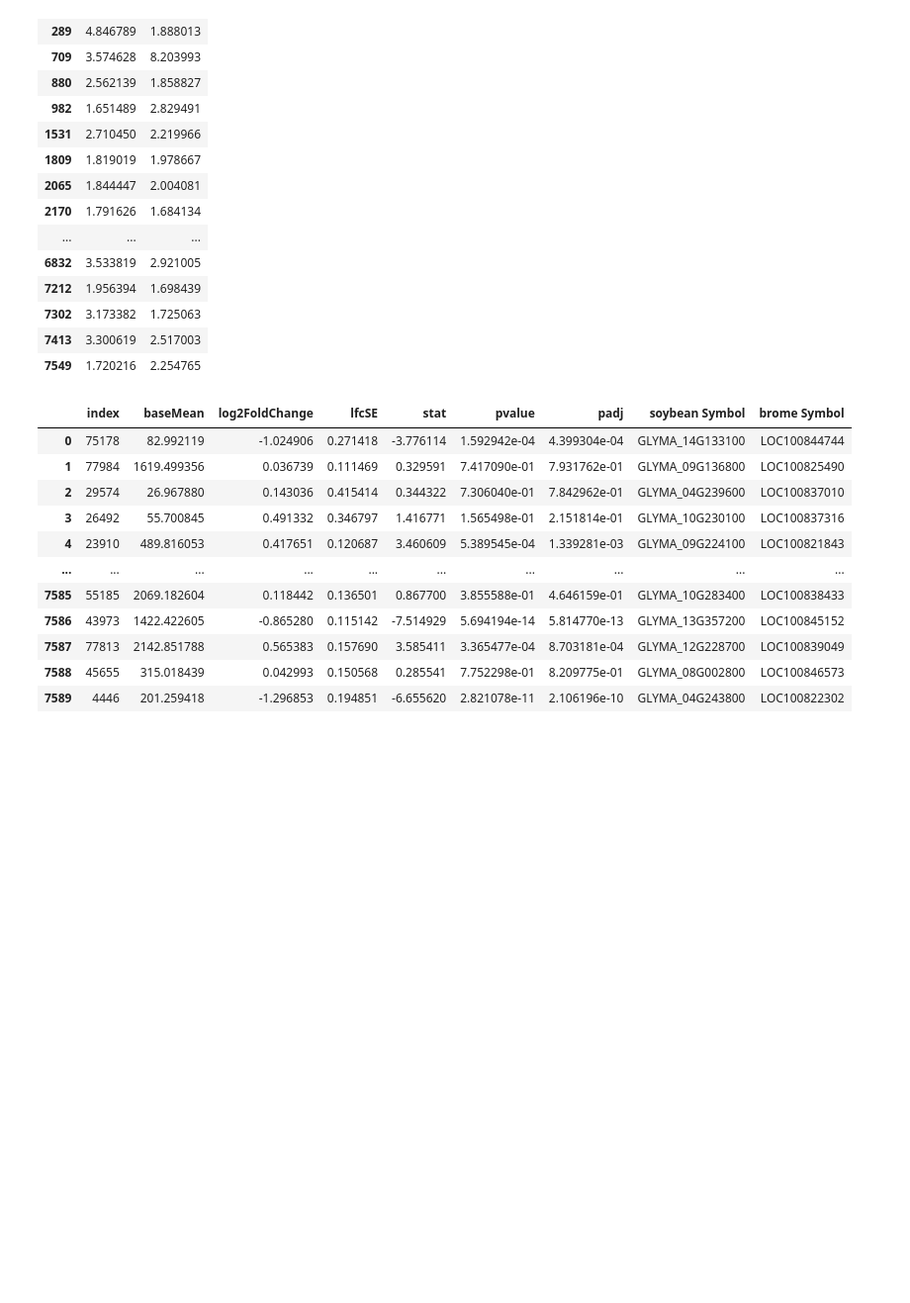
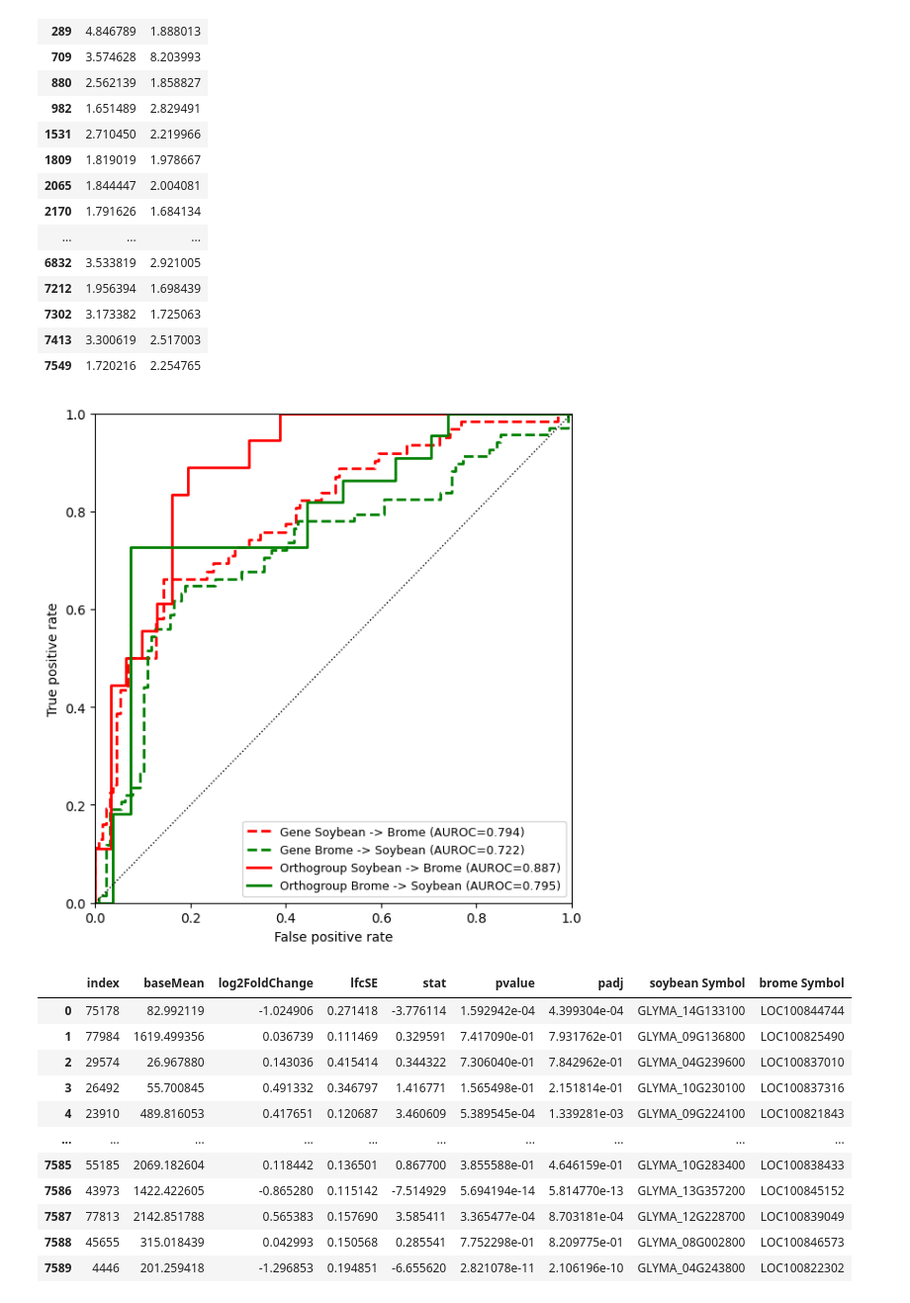
Before and after one commit to gillislab/Family_level_coexpression, a Jupyter notebook: Review_expts/add_auroc_and_odds_ratio/gene_vs_ortho_comparison_brome_soybean_flooding_auroc.ipynb, the cells around one changed output. Shown at 99% size. Saved outputs shown, nothing was run; the diff lists cells and outputs as text; code cells hidden in the pictures; blank space fills up the shorter version.

```diff
--- a/Review_expts/add_auroc_and_odds_ratio/gene_vs_ortho_comparison_brome_soybean_flooding_auroc.ipynb
+++ b/Review_expts/add_auroc_and_odds_ratio/gene_vs_ortho_comparison_brome_soybean_flooding_auroc.ipynb
@@ -833,35 +831,43 @@ plot_linestyles = {
     "Gene": "--",
 }
 
 plt.figure(figsize=(6, 6))
 for _, summary_row in bidirectional_auroc_summary.iterrows():
     curve_subset = bidirectional_roc_curves.loc[
         (bidirectional_roc_curves["pair_type"] == summary_row["pair_type"])
         & (
             bidirectional_roc_curves["prediction_direction"]
             == summary_row["prediction_direction"]
         )
     ]
+
+    display_prediction_direction = (
+        summary_row["prediction_direction"]
+        .replace("Tomato", "Soybean")
+        .replace("Arabi", "Brome")
+    )
     plt.plot(
         curve_subset["fpr"],
         curve_subset["tpr"],
         color=plot_colors[summary_row["prediction_direction"]],
         linestyle=plot_linestyles[summary_row["pair_type"]],
         linewidth=2,
         label=(
-            f"{summary_row['pair_type']} {summary_row['prediction_direction']} "
+            f"{summary_row['pair_type']} {display_prediction_direction} "
             f"(AUROC={summary_row['auroc']:.3f})"
         ),
     )
 
 plt.plot([0, 1], [0, 1], color="black", linestyle=":", linewidth=1)
 plt.xlim(0, 1)
 plt.ylim(0, 1)
 plt.xlabel("False positive rate")
 plt.ylabel("True positive rate")
-plt.title("ROC curves for concordant/discordant gene and orthogroup pairs")
+##plt.title("ROC curves for concordant/discordant gene and orthogroup pairs")
 plt.legend(loc="lower right", fontsize=9)
 plt.tight_layout()
+# %% [output]
+[figure, added]
 # %%
 arabi_genes_trimmed
 # %% [output]
```
Also changed, not shown: parts of 6 cells of this notebook, 5 other files.
